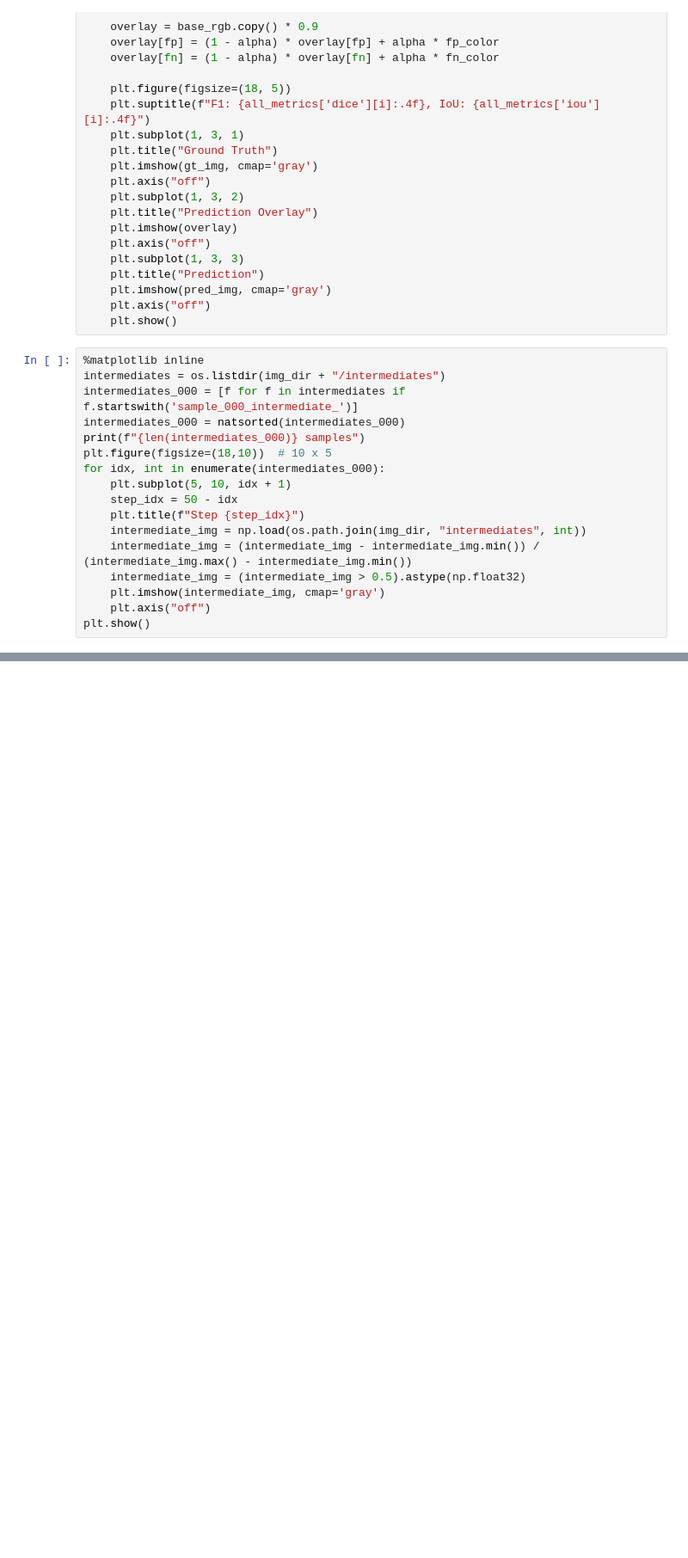
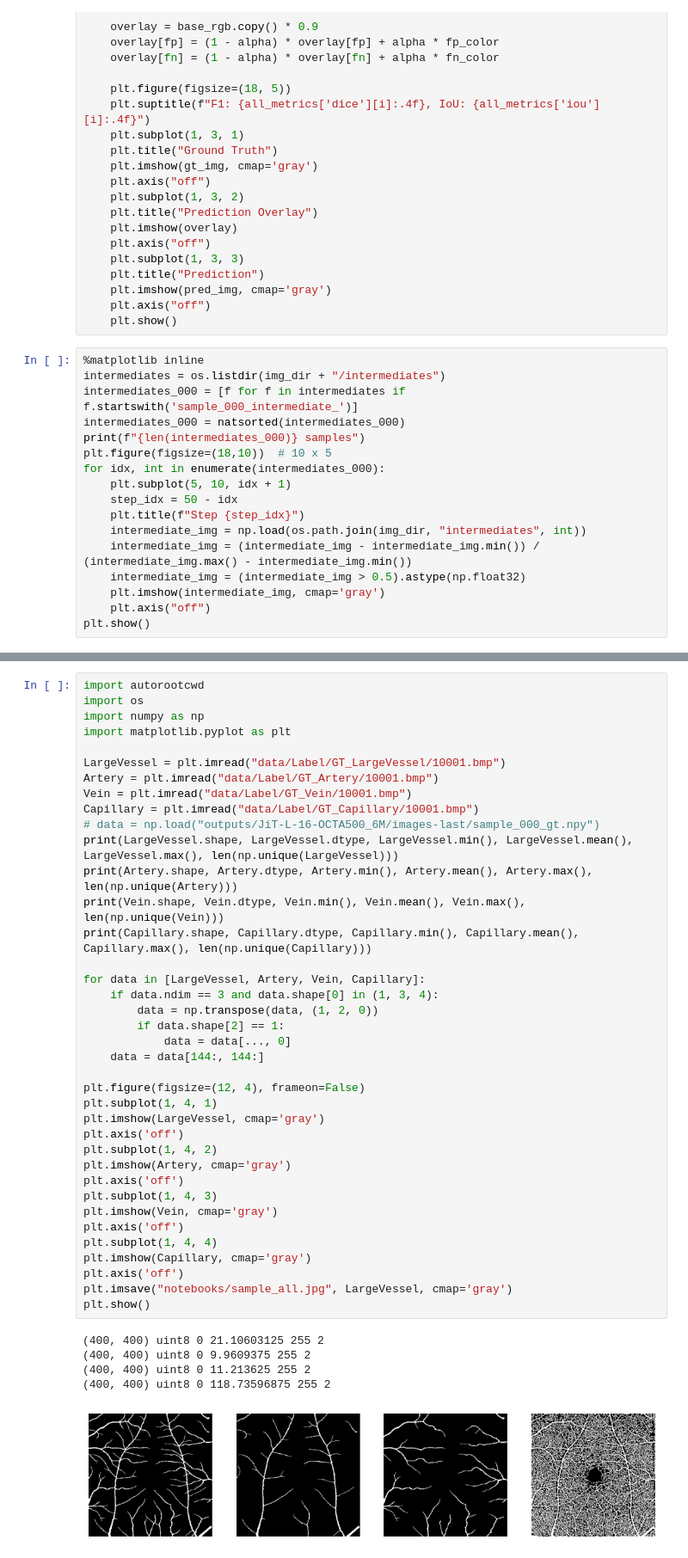
Before and after one commit to suho-han/JiT, a Jupyter notebook: notebooks/result.ipynb, the cells around one changed output, grey strips where cells are left out. Shown at 86% size. Saved outputs shown, nothing was run; the diff lists cells and outputs as text; blank space fills up the shorter version.

```diff
--- a/notebooks/result.ipynb
+++ b/notebooks/result.ipynb
@@ -140,0 +186,44 @@ plt.show()
+# %%
+import autorootcwd
+import os
+import numpy as np
+import matplotlib.pyplot as plt
+
+LargeVessel = plt.imread("data/Label/GT_LargeVessel/10001.bmp")
+Artery = plt.imread("data/Label/GT_Artery/10001.bmp")
+Vein = plt.imread("data/Label/GT_Vein/10001.bmp")
+Capillary = plt.imread("data/Label/GT_Capillary/10001.bmp")
+# data = np.load("outputs/JiT-L-16-OCTA500_6M/images-last/sample_000_gt.npy")
+print(LargeVessel.shape, LargeVessel.dtype, LargeVessel.min(), LargeVessel.mean(), LargeVessel.max(), len(np.unique(LargeVessel)))
+print(Artery.shape, Artery.dtype, Artery.min(), Artery.mean(), Artery.max(), len(np.unique(Artery)))
+print(Vein.shape, Vein.dtype, Vein.min(), Vein.mean(), Vein.max(), len(np.unique(Vein)))
+print(Capillary.shape, Capillary.dtype, Capillary.min(), Capillary.mean(), Capillary.max(), len(np.unique(Capillary)))
+
+for data in [LargeVessel, Artery, Vein, Capillary]:
+    if data.ndim == 3 and data.shape[0] in (1, 3, 4):
+        data = np.transpose(data, (1, 2, 0))
+        if data.shape[2] == 1:
+            data = data[..., 0]
+    data = data[144:, 144:]
+
+plt.figure(figsize=(12, 4), frameon=False)
+plt.subplot(1, 4, 1)
+plt.imshow(LargeVessel, cmap='gray')
+plt.axis('off')
+plt.subplot(1, 4, 2)
+plt.imshow(Artery, cmap='gray')
+plt.axis('off')
+plt.subplot(1, 4, 3)
+plt.imshow(Vein, cmap='gray')
+plt.axis('off')
+plt.subplot(1, 4, 4)
+plt.imshow(Capillary, cmap='gray')
+plt.axis('off')
+plt.imsave("notebooks/sample_all.jpg", LargeVessel, cmap='gray')
+plt.show()
+# %% [output]
+(400, 400) uint8 0 21.10603125 255 2
+(400, 400) uint8 0 9.9609375 255 2
+(400, 400) uint8 0 11.213625 255 2
+(400, 400) uint8 0 118.73596875 255 2
+[figure, added]
```
Also changed, not shown: parts of 4 cells of this notebook, 26 other files.
